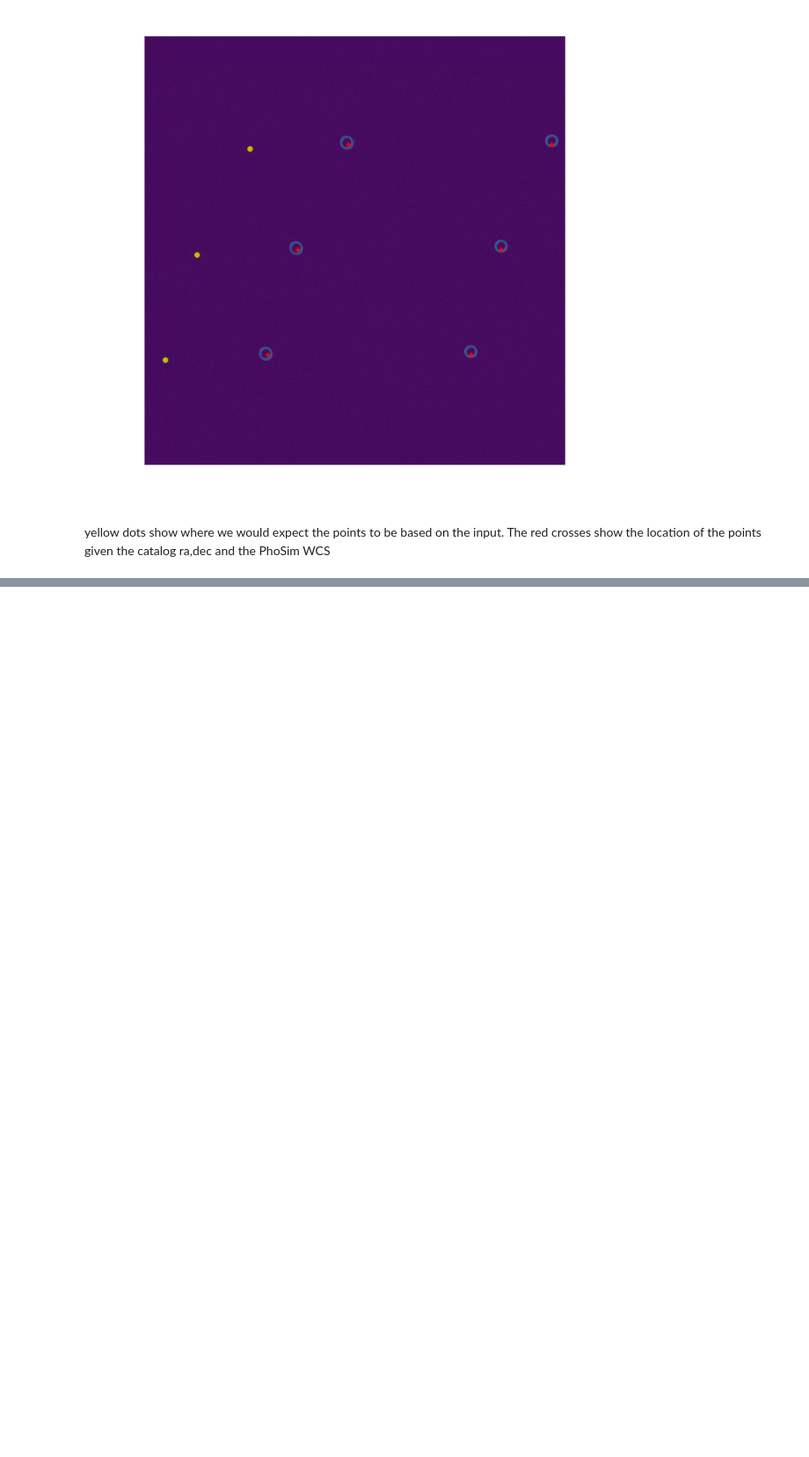
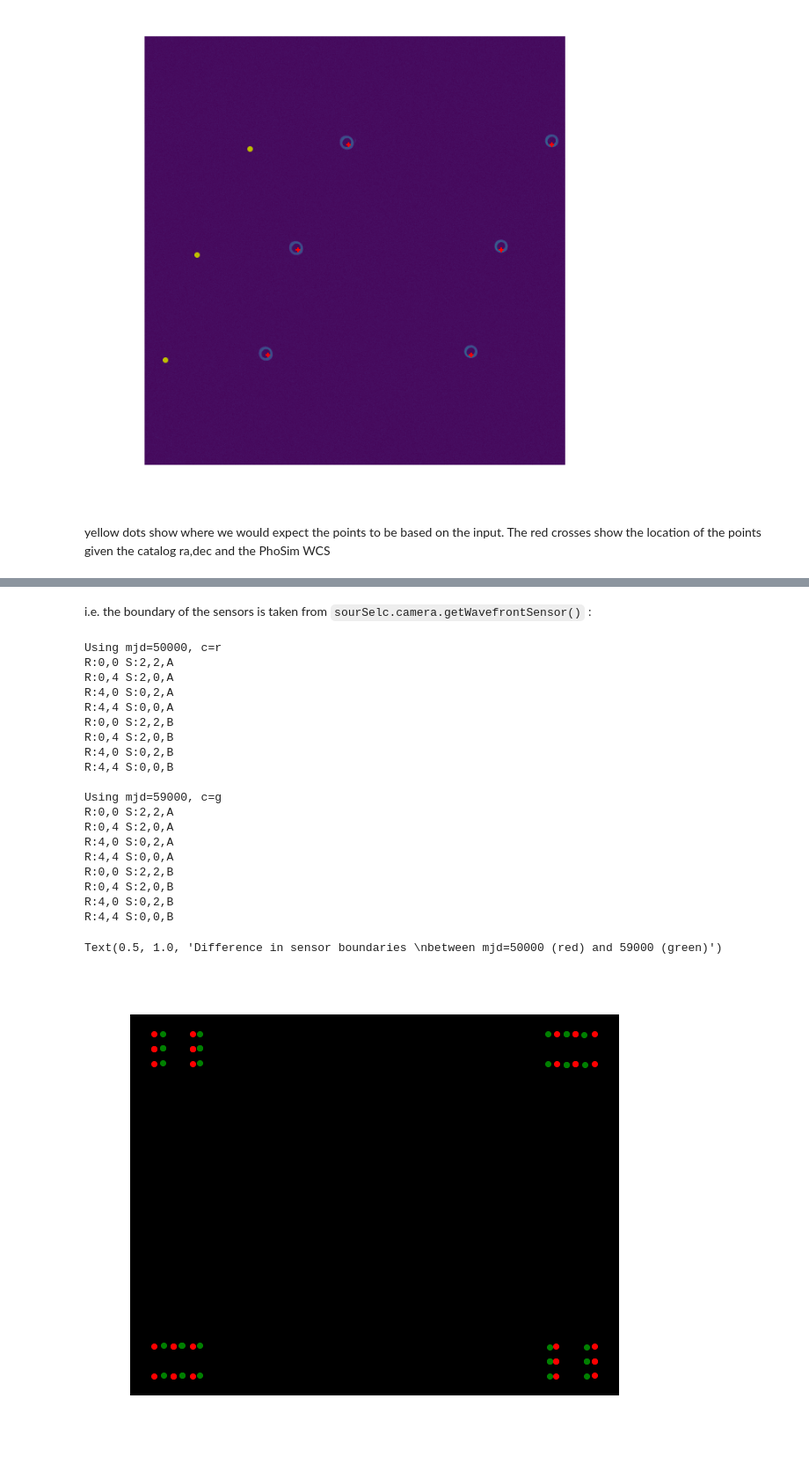
Before and after one commit to lsst-ts/ts_phosim, a Jupyter notebook: notebooks/analysis_notebooks/AOS_test_WCS.ipynb, the cells around one changed output, grey strips where cells are left out. Shown: that part at 88% size. Saved outputs shown, nothing was run; the diff lists cells and outputs as text; code cells hidden in the pictures; blank space fills up the shorter version.

```diff
--- a/notebooks/analysis_notebooks/AOS_test_WCS.ipynb
+++ b/notebooks/analysis_notebooks/AOS_test_WCS.ipynb
@@ -314,0 +332,67 @@ yellow dots show where we would expect the points to be based on the input. The
+# %% [markdown]
+i.e. the boundary of the sensors is taken from `sourSelc.camera.getWavefrontSensor()` :
+# %%
+# minimal example
+from lsst.ts.wep.Utility import CamType
+from lsst.ts.wep.ctrlIntf.WEPCalculationFactory import WEPCalculationFactory
+
+wep_calc = WEPCalculationFactory.getCalculator(CamType.LsstCam, outputDir)
+sourSelc = wep_calc.wepCntlr.getSourSelc()
+# %%
+%matplotlib inline
+
+fig,ax = plt.subplots(1,1,figsize=(10,8))
+#thes coords are center of each sensor
+raInDeg = 0 ; decInDeg = 0 ; rotSkyPos = 0
+mjds=[50000, 59000,]
+for mjd,c in zip(mjds,['r','g', 'y']):
+
+    print('\nUsing mjd=%d, c=%s'%(mjd,c))
+    # set the MJD explicitly in camera
+    sourSelc.camera.setObsMetaData(raInDeg,decInDeg,rotSkyPos, mjd)
+
+    wavefrontSensors= sourSelc.camera.getWavefrontSensor()
+    for detector, wavefrontSensor in wavefrontSensors.items():
+        print(detector)#, wavefrontSensor)
+
+        corner1 = wavefrontSensor[0]
+        corner2 = wavefrontSensor[1]
+        corner3 = wavefrontSensor[2]
+        corner4 = wavefrontSensor[3]
+        ra = np.array([corner1[0], corner2[0], corner3[0], corner4[0]])
+        decl = np.array([corner1[1], corner2[1], corner3[1], corner4[1]])
+
+        # switch from (0,360) to (-180,180)
+        # just for plotting
+        m = ra>180
+        ra[m] = ra[m] - 360
+        #print(ra)
+        #print(decl)
+        ax.scatter(ra,decl,c=c, label=mjd)
+    ax.set_xlabel('Ra [deg]')
+    ax.set_xlabel('Decl [deg]')
+    ax.grid()
+#ax.legend()
+ax.set_title('Difference in sensor boundaries \nbetween mjd=%d (red) and %d (green)'%(mjds[0],mjds[1]))
+# %% [output]
+Using mjd=50000, c=r
+R:0,0 S:2,2,A
+R:0,4 S:2,0,A
+R:4,0 S:0,2,A
+R:4,4 S:0,0,A
+R:0,0 S:2,2,B
+R:0,4 S:2,0,B
+R:4,0 S:0,2,B
+R:4,4 S:0,0,B
+
+Using mjd=59000, c=g
+R:0,0 S:2,2,A
+R:0,4 S:2,0,A
+R:4,0 S:0,2,A
+R:4,4 S:0,0,A
+R:0,0 S:2,2,B
+R:0,4 S:2,0,B
+R:4,0 S:0,2,B
+R:4,4 S:0,0,B
+Text(0.5, 1.0, 'Difference in sensor boundaries \nbetween mjd=50000 (red) and 59000 (green)')
+[figure, added]
```
Also changed, not shown: parts of 1 cell of this notebook.
